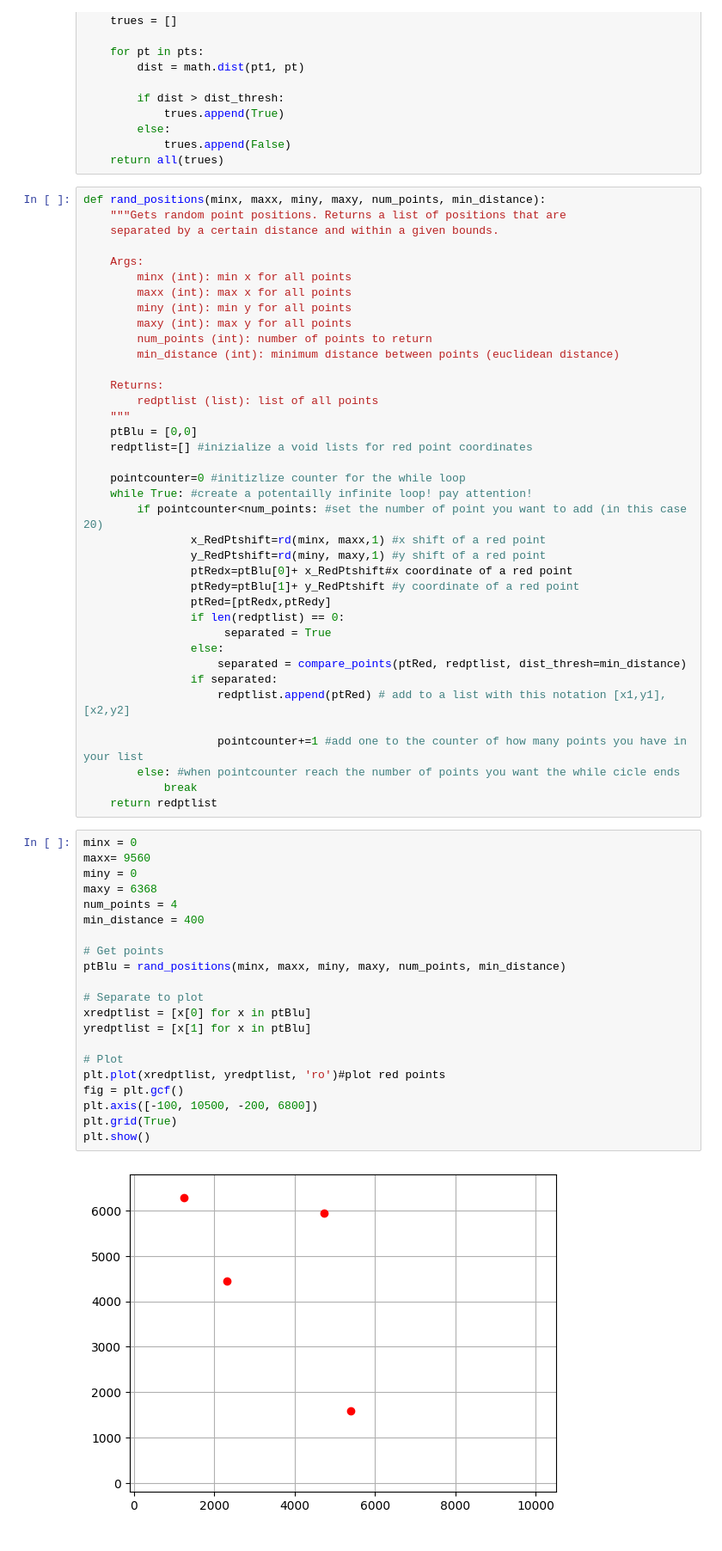
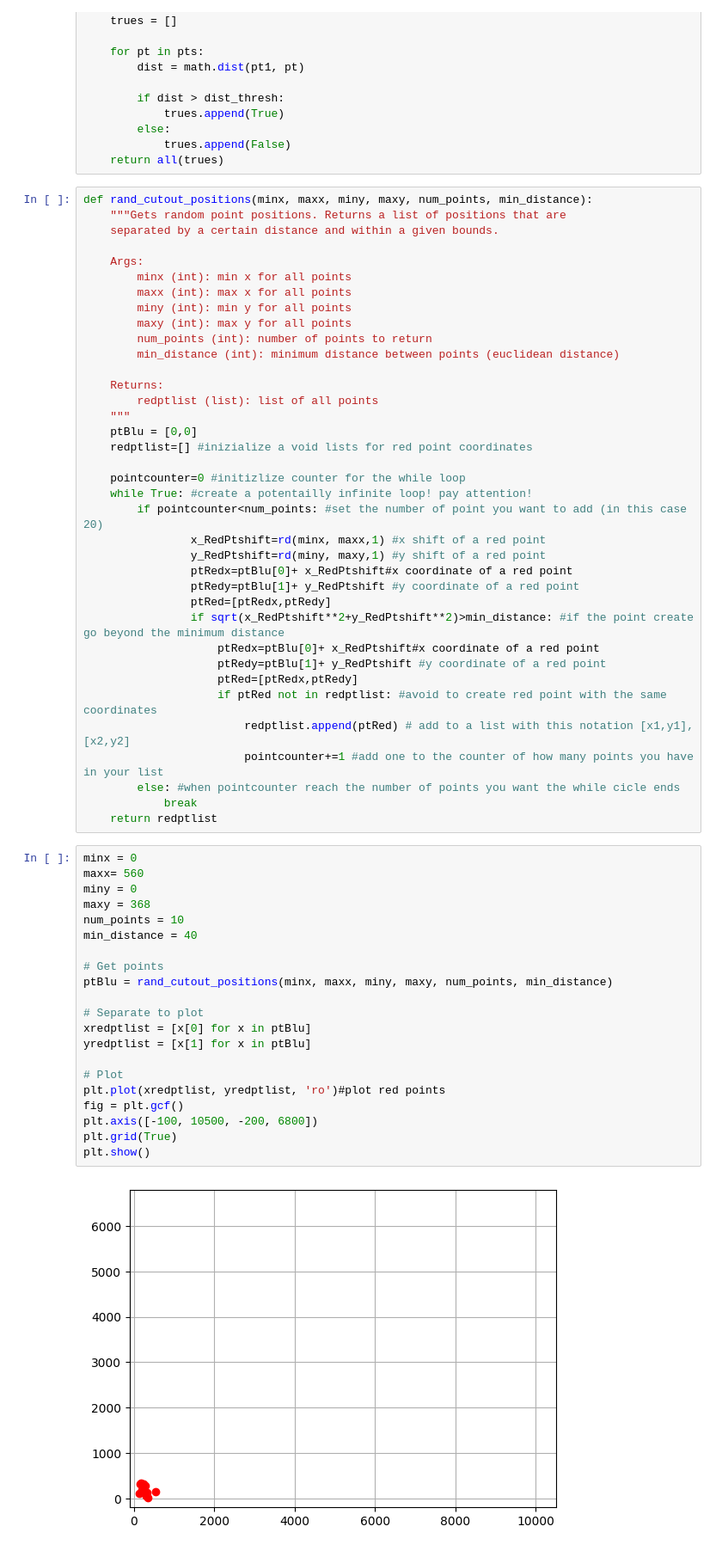
Before and after one commit to precision-sustainable-ag/SemiF-SyntheticPipeline, a Jupyter notebook: notebooks/get_random_grid.ipynb, the cells around one changed output. Shown at 86% size. Saved outputs shown, nothing was run; the diff lists cells and outputs as text.

```diff
--- a/notebooks/get_random_grid.ipynb
+++ b/notebooks/get_random_grid.ipynb
@@ -19,7 +22,7 @@ def compare_points(pt1, pts, dist_thresh=400):
             trues.append(False)
     return all(trues)
 # %%
-def rand_positions(minx, maxx, miny, maxy, num_points, min_distance):
+def rand_cutout_positions(minx, maxx, miny, maxy, num_points, min_distance):
     """Gets random point positions. Returns a list of positions that are
     separated by a certain distance and within a given bounds.
 
@@ -45,37 +48,36 @@ def rand_positions(minx, maxx, miny, maxy, num_points, min_distance):
                 ptRedx=ptBlu[0]+ x_RedPtshift#x coordinate of a red point
                 ptRedy=ptBlu[1]+ y_RedPtshift #y coordinate of a red point
                 ptRed=[ptRedx,ptRedy]
-                if len(redptlist) == 0:
-                     separated = True
-                else:
-                    separated = compare_points(ptRed, redptlist, dist_thresh=min_distance)
-                if separated:
-                    redptlist.append(ptRed) # add to a list with this notation [x1,y1],[x2,y2]
-
-                    pointcounter+=1 #add one to the counter of how many points you have in your list
+                if sqrt(x_RedPtshift**2+y_RedPtshift**2)>min_distance: #if the point create go beyond the minimum distance
+                    ptRedx=ptBlu[0]+ x_RedPtshift#x coordinate of a red point
+                    ptRedy=ptBlu[1]+ y_RedPtshift #y coordinate of a red point
+                    ptRed=[ptRedx,ptRedy]
+                    if ptRed not in redptlist: #avoid to create red point with the same coordinates
+                        redptlist.append(ptRed) # add to a list with this notation [x1,y1],[x2,y2]
+                        pointcounter+=1 #add one to the counter of how many points you have in your list
         else: #when pointcounter reach the number of points you want the while cicle ends
             break
     return redptlist
 # %%
 minx = 0
-maxx= 9560
+maxx= 560
 miny = 0
-maxy = 6368
-num_points = 4
-min_distance = 400
+maxy = 368
+num_points = 10
+min_distance = 40
 
 # Get points
-ptBlu = rand_positions(minx, maxx, miny, maxy, num_points, min_distance)
+ptBlu = rand_cutout_positions(minx, maxx, miny, maxy, num_points, min_distance)
 
 # Separate to plot
 xredptlist = [x[0] for x in ptBlu]
 yredptlist = [x[1] for x in ptBlu]
 
 # Plot
 plt.plot(xredptlist, yredptlist, 'ro')#plot red points
 fig = plt.gcf()
 plt.axis([-100, 10500, -200, 6800])
 plt.grid(True)
 plt.show()
 # %% [output]
-[figure, old version]
+[figure, new version]
```
Also changed, not shown: parts of 5 cells of this notebook, 8 other files.
